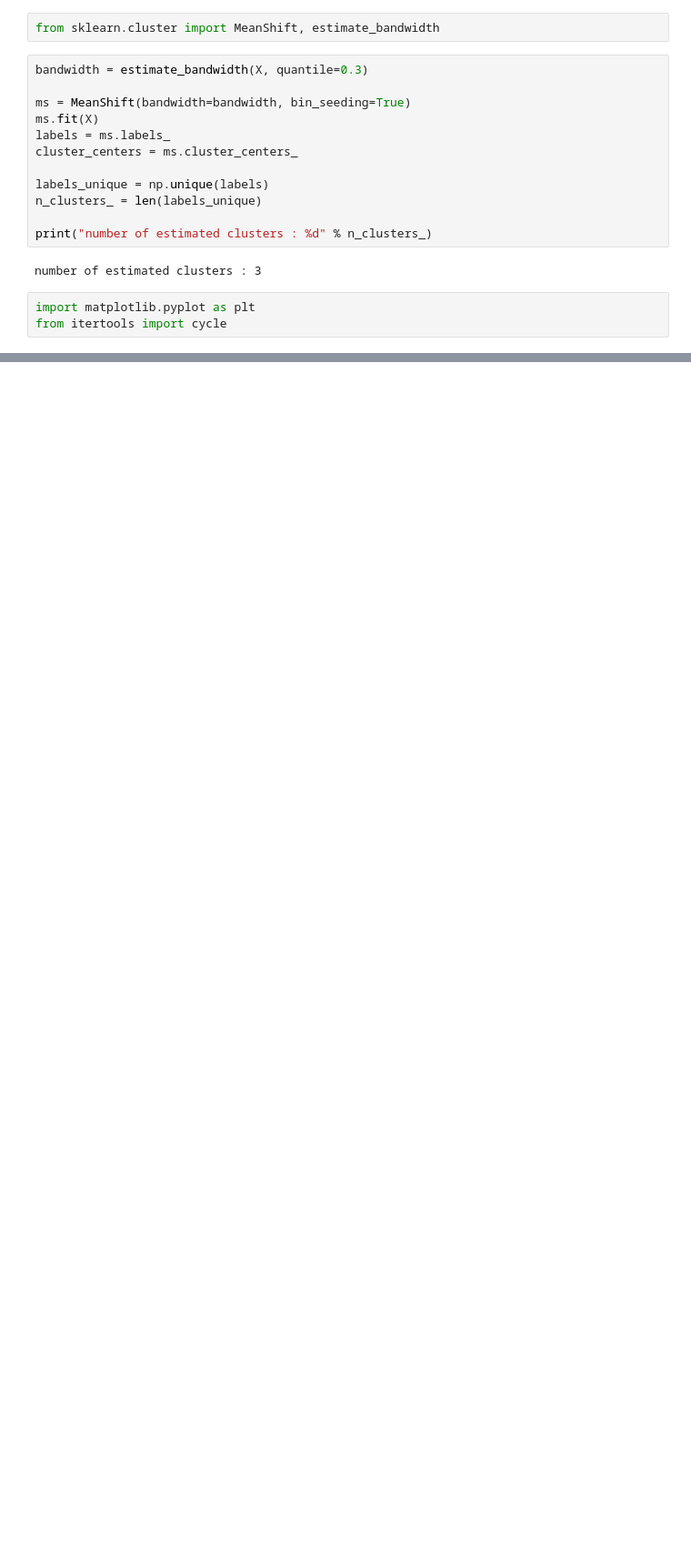
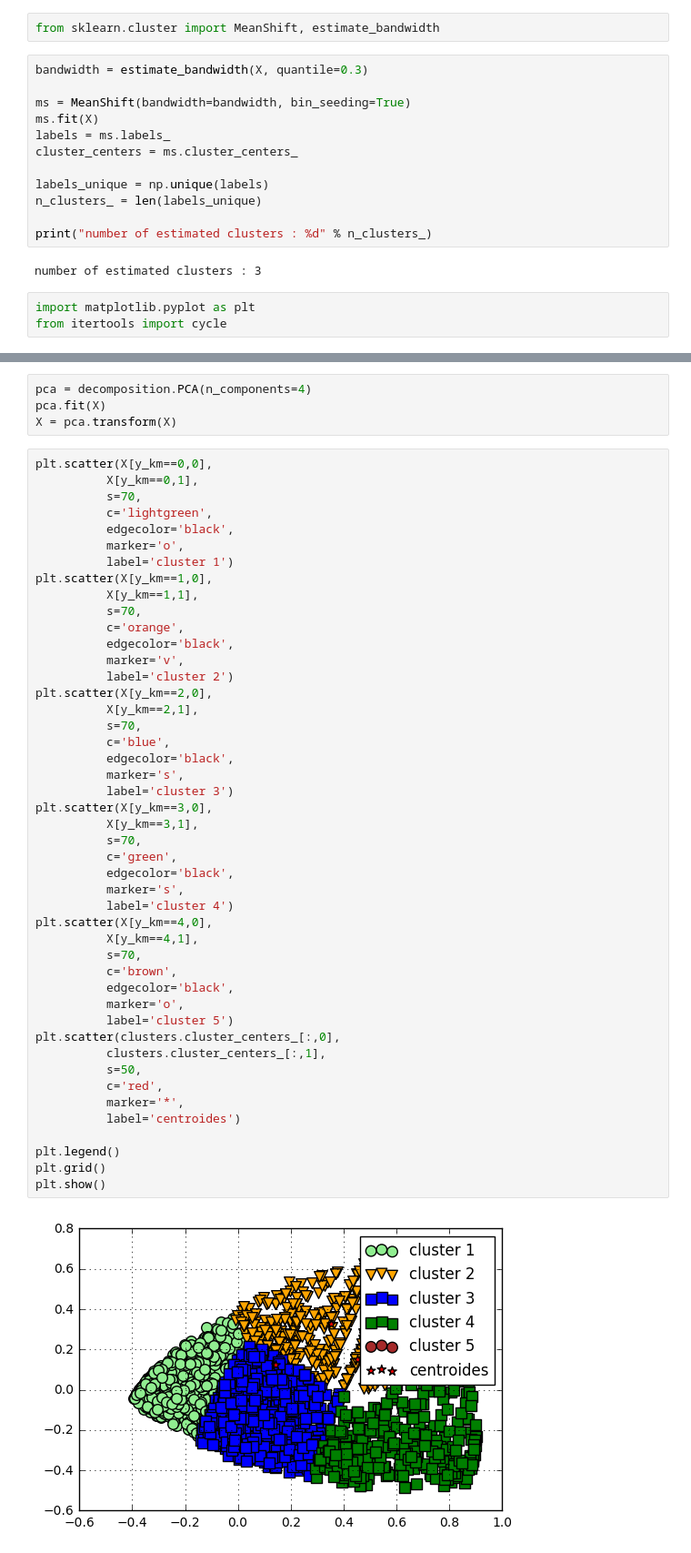
Before and after one commit to HectorCeja/ETL-extract-transform-load, a Jupyter notebook: cleaning viviendas/clustering.ipynb, the cells around one changed output, grey strips where cells are left out. Shown: that part at 91% size. Saved outputs shown, nothing was run; the diff lists cells and outputs as text; blank space fills up the shorter version.

```diff
--- a/cleaning viviendas/clustering.ipynb
+++ b/cleaning viviendas/clustering.ipynb
@@ -141,0 +146,52 @@ plt.show()
+# %%
+pca = decomposition.PCA(n_components=4)
+pca.fit(X)
+X = pca.transform(X)
+# %%
+plt.scatter(X[y_km==0,0],
+          X[y_km==0,1],
+          s=70,
+          c='lightgreen',
+          edgecolor='black',
+          marker='o',
+          label='cluster 1')
+plt.scatter(X[y_km==1,0],
+          X[y_km==1,1],
+          s=70,
+          c='orange',
+          edgecolor='black',
+          marker='v',
+          label='cluster 2')
+plt.scatter(X[y_km==2,0],
+          X[y_km==2,1],
+          s=70,
+          c='blue',
+          edgecolor='black',
+          marker='s',
+          label='cluster 3')
+plt.scatter(X[y_km==3,0],
+          X[y_km==3,1],
+          s=70,
+          c='green',
+          edgecolor='black',
+          marker='s',
+          label='cluster 4')
+plt.scatter(X[y_km==4,0],
+          X[y_km==4,1],
+          s=70,
+          c='brown',
+          edgecolor='black',
+          marker='o',
+          label='cluster 5')
+plt.scatter(clusters.cluster_centers_[:,0],
+          clusters.cluster_centers_[:,1],
+          s=50,
+          c='red',
+          marker='*',
+          label='centroides')
+
+plt.legend()
+plt.grid()
+plt.show()
+# %% [output]
+[figure, added]
```
Also changed, not shown: parts of 9 cells of this notebook.
